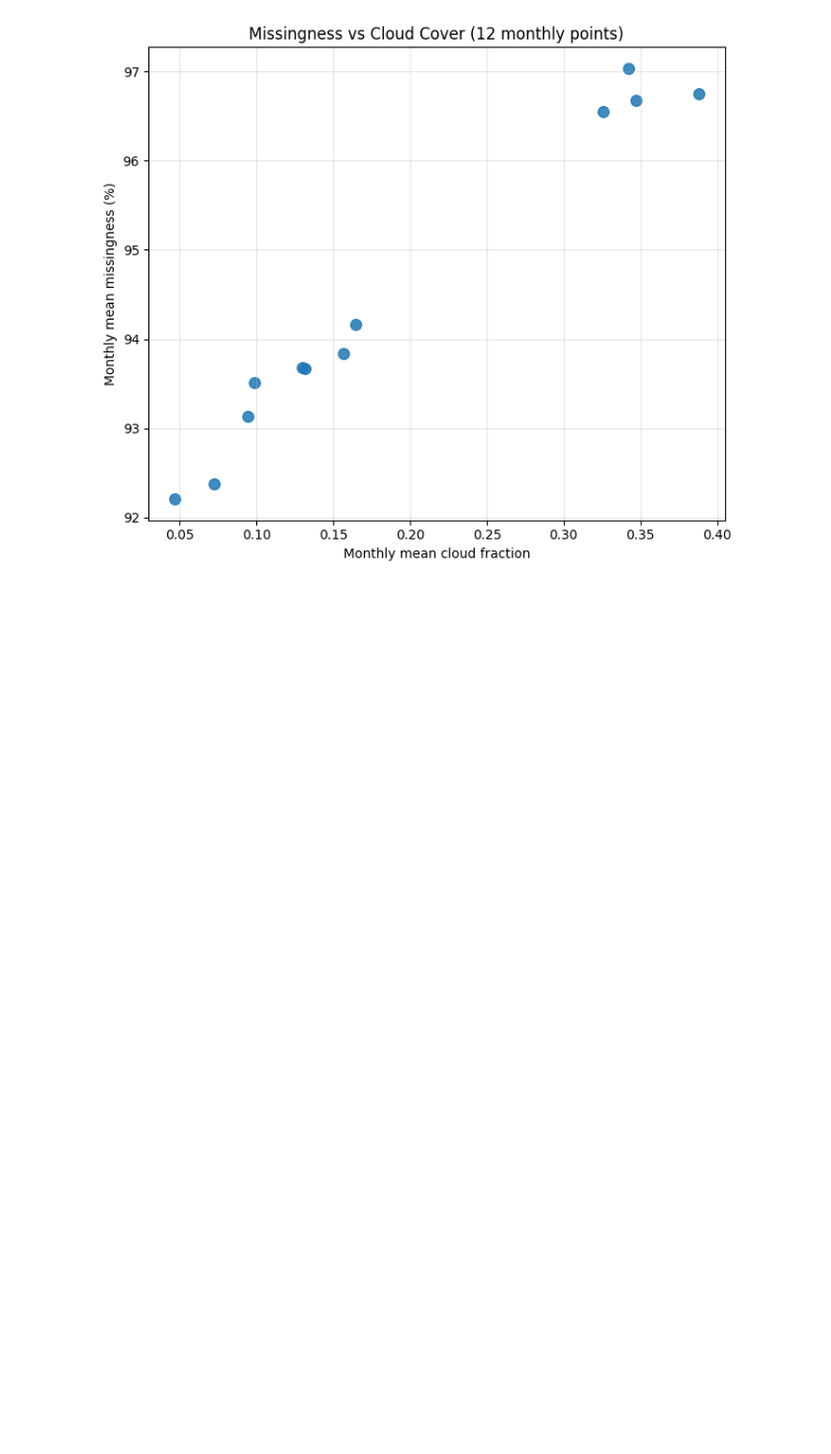
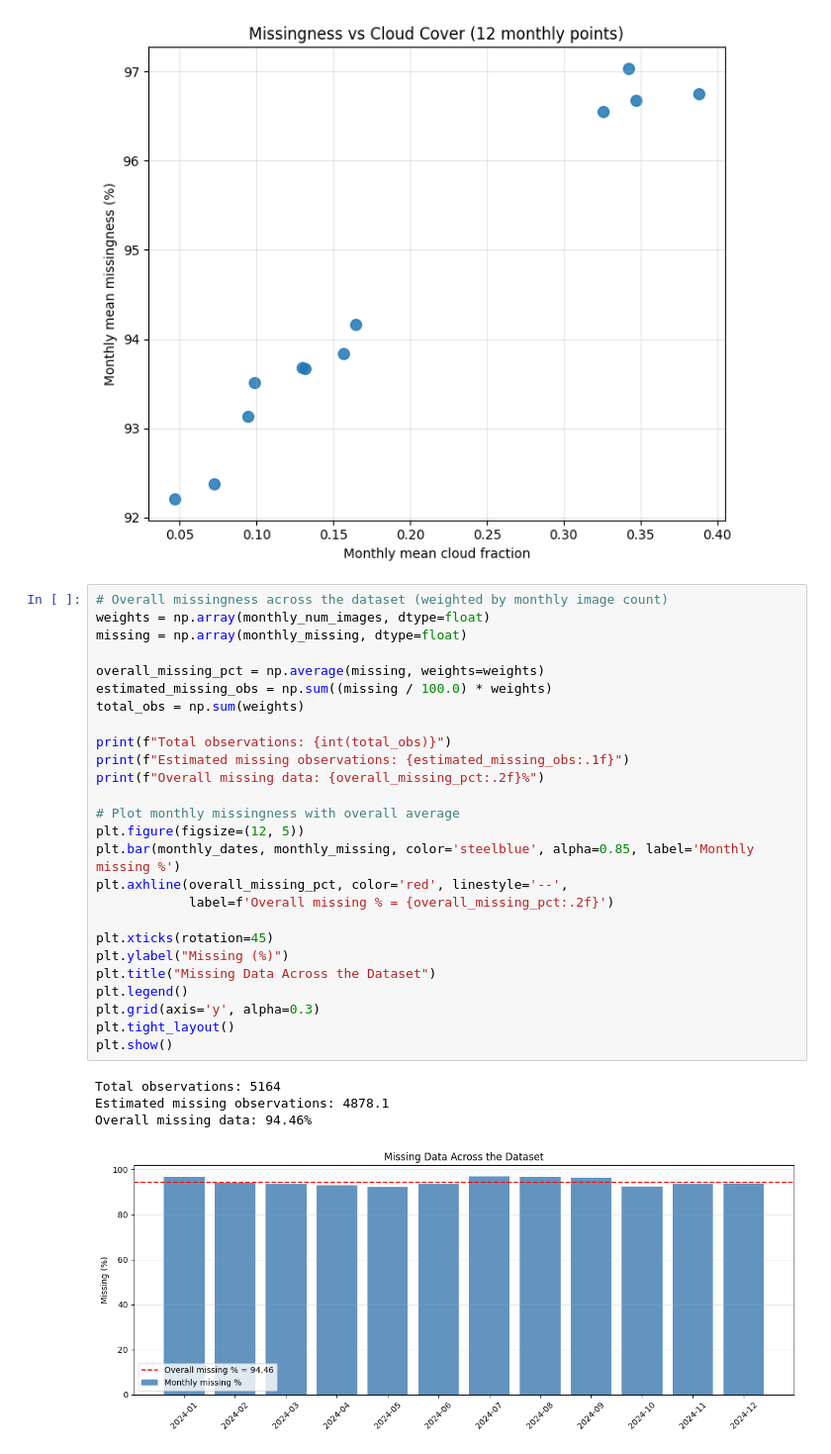
Before and after one commit to ArjSheth/ClimateConsciousImli, a Jupyter notebook: missingdata_analysis.ipynb, the cells around one changed output. Shown at 99% size. Saved outputs shown, nothing was run; the diff lists cells and outputs as text; blank space fills up the shorter version.

```diff
--- a/missingdata_analysis.ipynb
+++ b/missingdata_analysis.ipynb
@@ -234,3 +234,34 @@ plt.tight_layout()
 plt.show()
 # %% [output]
 [figure]
+# %%
+# Overall missingness across the dataset (weighted by monthly image count)
+weights = np.array(monthly_num_images, dtype=float)
+missing = np.array(monthly_missing, dtype=float)
+
+overall_missing_pct = np.average(missing, weights=weights)
+estimated_missing_obs = np.sum((missing / 100.0) * weights)
+total_obs = np.sum(weights)
+
+print(f"Total observations: {int(total_obs)}")
+print(f"Estimated missing observations: {estimated_missing_obs:.1f}")
+print(f"Overall missing data: {overall_missing_pct:.2f}%")
+
+# Plot monthly missingness with overall average
+plt.figure(figsize=(12, 5))
+plt.bar(monthly_dates, monthly_missing, color='steelblue', alpha=0.85, label='Monthly missing %')
+plt.axhline(overall_missing_pct, color='red', linestyle='--',
+            label=f'Overall missing % = {overall_missing_pct:.2f}')
+
+plt.xticks(rotation=45)
+plt.ylabel("Missing (%)")
+plt.title("Missing Data Across the Dataset")
+plt.legend()
+plt.grid(axis='y', alpha=0.3)
+plt.tight_layout()
+plt.show()
+# %% [output]
+Total observations: 5164
+Estimated missing observations: 4878.1
+Overall missing data: 94.46%
+[figure, added]
```
Also changed, not shown: parts of 4 cells of this notebook.
